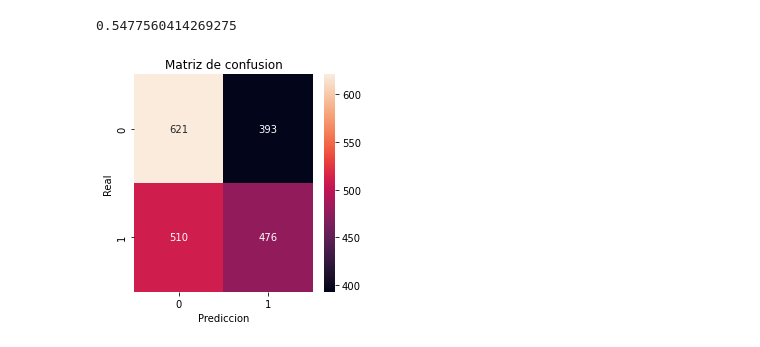
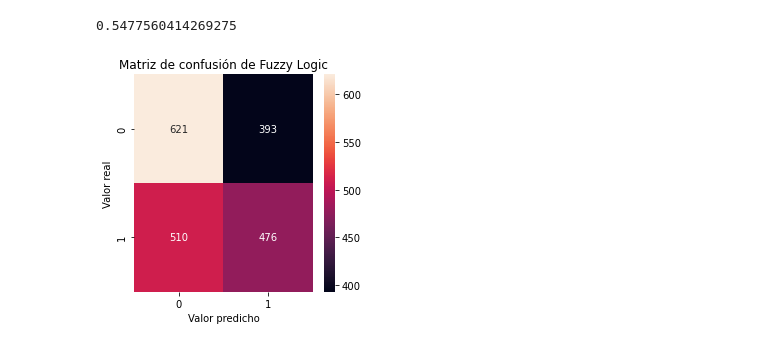
Before and after one commit to wjsolano/ProyectoU2, a Jupyter notebook: [NRC_6278]_MercyArrobo_SolanoWilmer_ProyectoUnidad2.ipynb, the cells around one changed output. Saved outputs shown, nothing was run; the diff lists cells and outputs as text; code cells hidden in the pictures.

```diff
--- a/[NRC_6278]_MercyArrobo_SolanoWilmer_ProyectoUnidad2.ipynb
+++ b/[NRC_6278]_MercyArrobo_SolanoWilmer_ProyectoUnidad2.ipynb
@@ -299,11 +294,11 @@ print(precision)
 # %%
 """Creando matriz de confusión"""
 MConfusion=confusion_matrix(y,y_pred_fuzzy)
 f, ax = plt.subplots(figsize=(4,4))
 sns.heatmap(MConfusion, annot=True, fmt='g', ax=ax)
-plt.xlabel("Valor predecido")
+plt.xlabel("Valor predicho")
 plt.ylabel("Valor real")
-plt.title("Matriz de confusión")
+plt.title("Matriz de confusión de Fuzzy Logic")
 plt.show()
 # %% [output]
-[figure, old version]
+[figure, new version]
```
Also changed, not shown: parts of 10 cells of this notebook.
